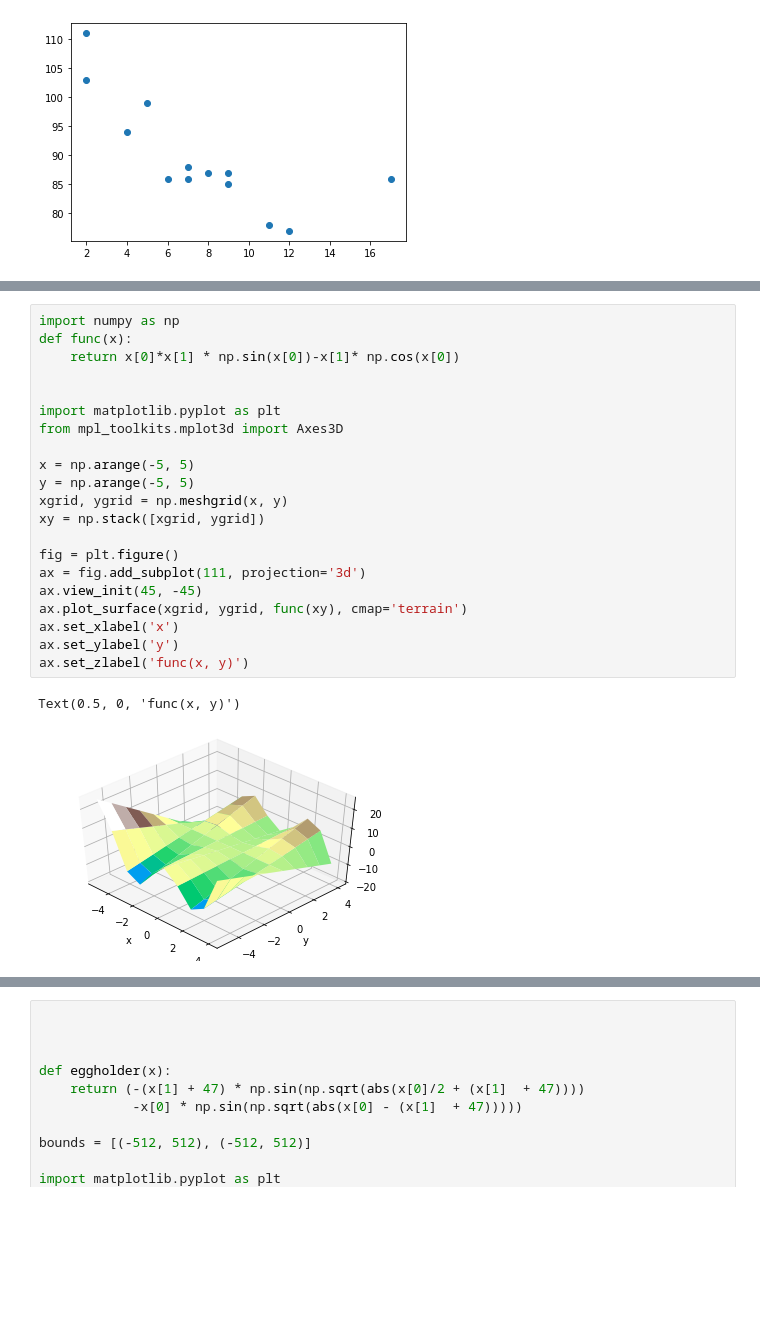
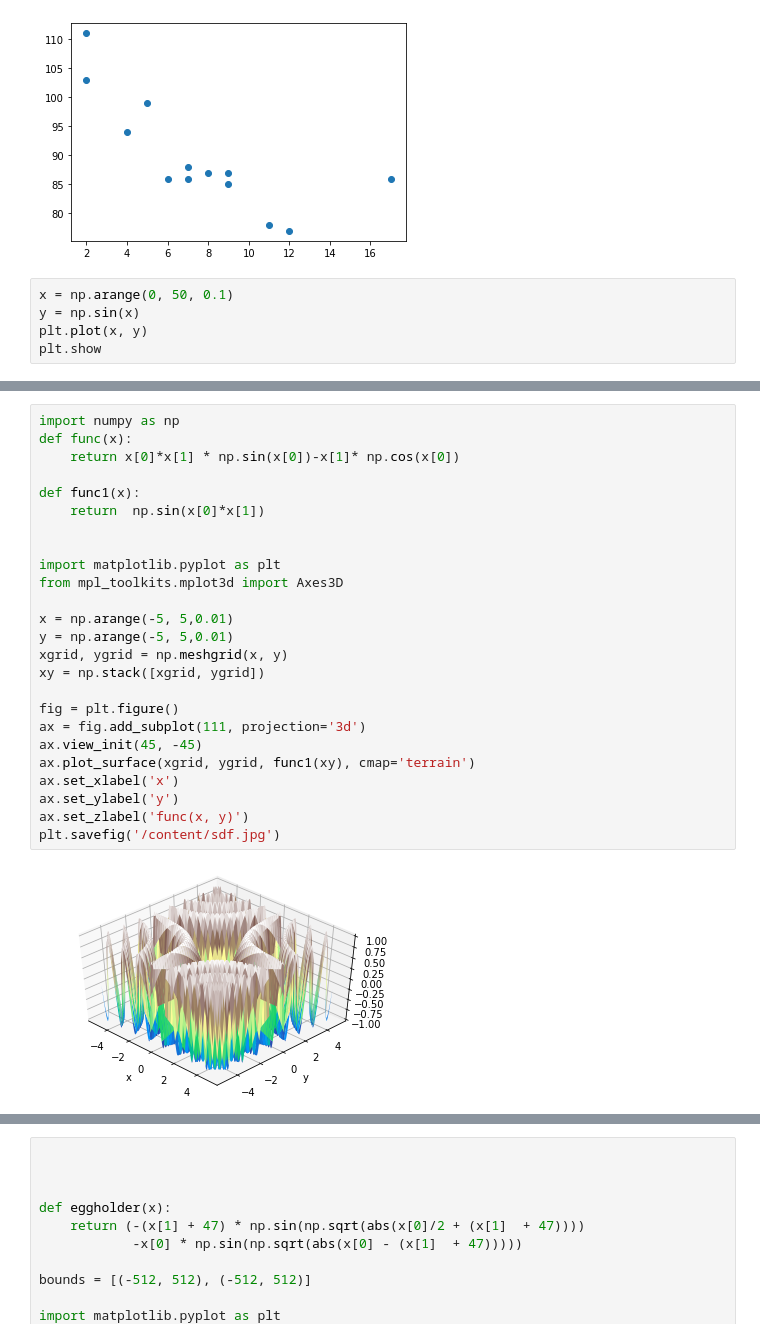
Before and after one commit to waccasuzair/lab_06, a Jupyter notebook: lab_06_10.ipynb, the cells around one changed output, grey strips where cells are left out. Cells and saved outputs as stored; diff of their text form; blank space fills up the shorter version.

```diff
--- a/lab_06_10.ipynb
+++ b/lab_06_10.ipynb
@@ -760,3 +760,8 @@ plt.scatter(x, y)
 plt.show()
 # %% [output]
 [figure]
+# %%
+x = np.arange(0, 50, 0.1)
+y = np.sin(x)
+plt.plot(x, y)
+plt.show
@@ -763,27 +784,30 @@ plt.show()
 # %%
 import numpy as np
 def func(x):
     return x[0]*x[1] * np.sin(x[0])-x[1]* np.cos(x[0])
 
+def func1(x):
+    return  np.sin(x[0]*x[1])
+
 
 import matplotlib.pyplot as plt
 from mpl_toolkits.mplot3d import Axes3D
 
-x = np.arange(-5, 5)
-y = np.arange(-5, 5)
+x = np.arange(-5, 5,0.01)
+y = np.arange(-5, 5,0.01)
 xgrid, ygrid = np.meshgrid(x, y)
 xy = np.stack([xgrid, ygrid])
 
 fig = plt.figure()
 ax = fig.add_subplot(111, projection='3d')
 ax.view_init(45, -45)
-ax.plot_surface(xgrid, ygrid, func(xy), cmap='terrain')
+ax.plot_surface(xgrid, ygrid, func1(xy), cmap='terrain')
 ax.set_xlabel('x')
 ax.set_ylabel('y')
 ax.set_zlabel('func(x, y)')
+plt.savefig('/content/sdf.jpg')
 # %% [output]
-Text(0.5, 0, 'func(x, y)')
-[figure, old version]
+[figure, new version]
 # %%
 # data fitting
 
```
Also changed, not shown: parts of 5 cells of this notebook.
